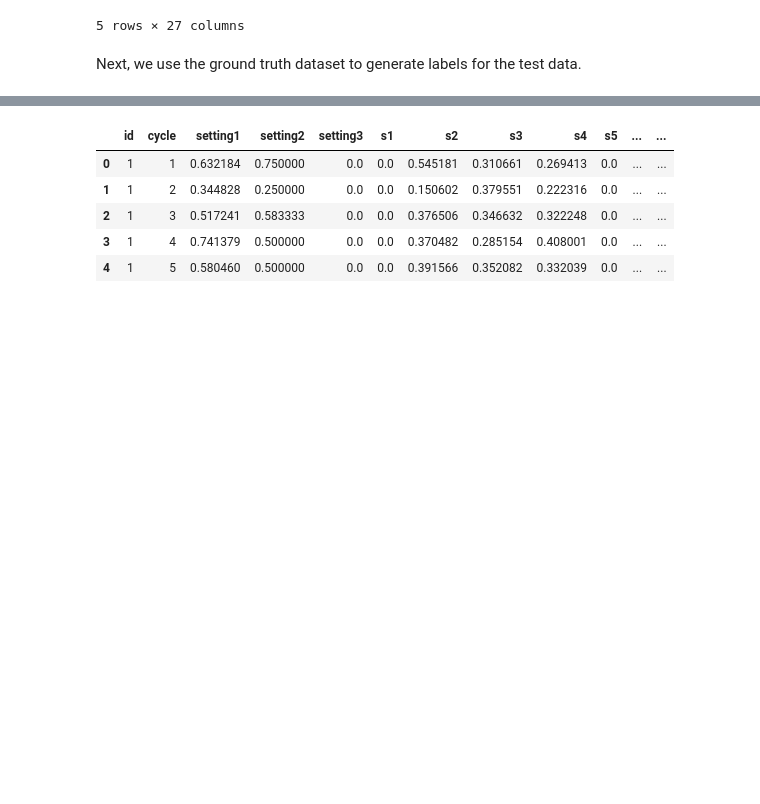
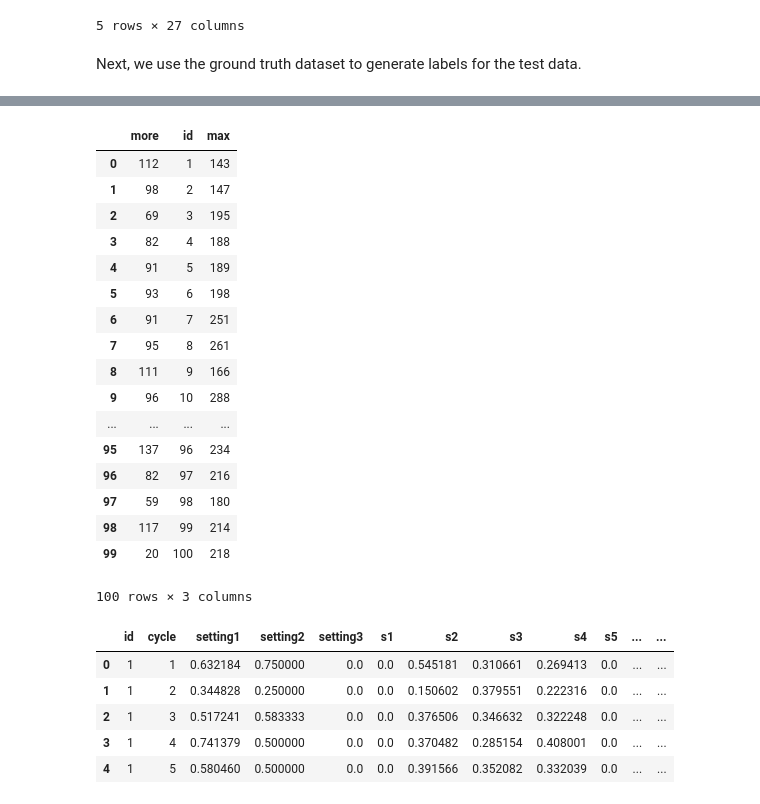
Before and after one commit to noshaq/Vehicle_remote_sensing, a Jupyter notebook: Deep Learning Basics for Predictive Maintenance.ipynb, the cells around one changed output, grey strips where cells are left out. Saved outputs shown, nothing was run; the diff lists cells and outputs as text; code cells hidden in the pictures; blank space fills up the shorter version.

```diff
--- a/Deep Learning Basics for Predictive Maintenance.ipynb
+++ b/Deep Learning Basics for Predictive Maintenance.ipynb
@@ -165,0 +217,23 @@ truth_df.drop('more', axis=1, inplace=True)
+# %%
+truth_df['id'] = truth_df.index + 1
+truth_df['max'] = rul['max'] + truth_df['more']
+truth_df
+# %% [output]
+|  | more | id | max |
+| 0 | 112 | 1 | 143 |
+| 1 | 98 | 2 | 147 |
+| 2 | 69 | 3 | 195 |
+| 3 | 82 | 4 | 188 |
+| 4 | 91 | 5 | 189 |
+| 5 | 93 | 6 | 198 |
+| 6 | 91 | 7 | 251 |
+| 7 | 95 | 8 | 261 |
+| 8 | 111 | 9 | 166 |
+| 9 | 96 | 10 | 288 |
+| ... | ... | ... | ... |
+| 95 | 137 | 96 | 234 |
+| 96 | 82 | 97 | 216 |
+| 97 | 59 | 98 | 180 |
+| 98 | 117 | 99 | 214 |
+| 99 | 20 | 100 | 218 |
+100 rows × 3 columns
```
Also changed, not shown: parts of 18 cells of this notebook, 4 other files.
